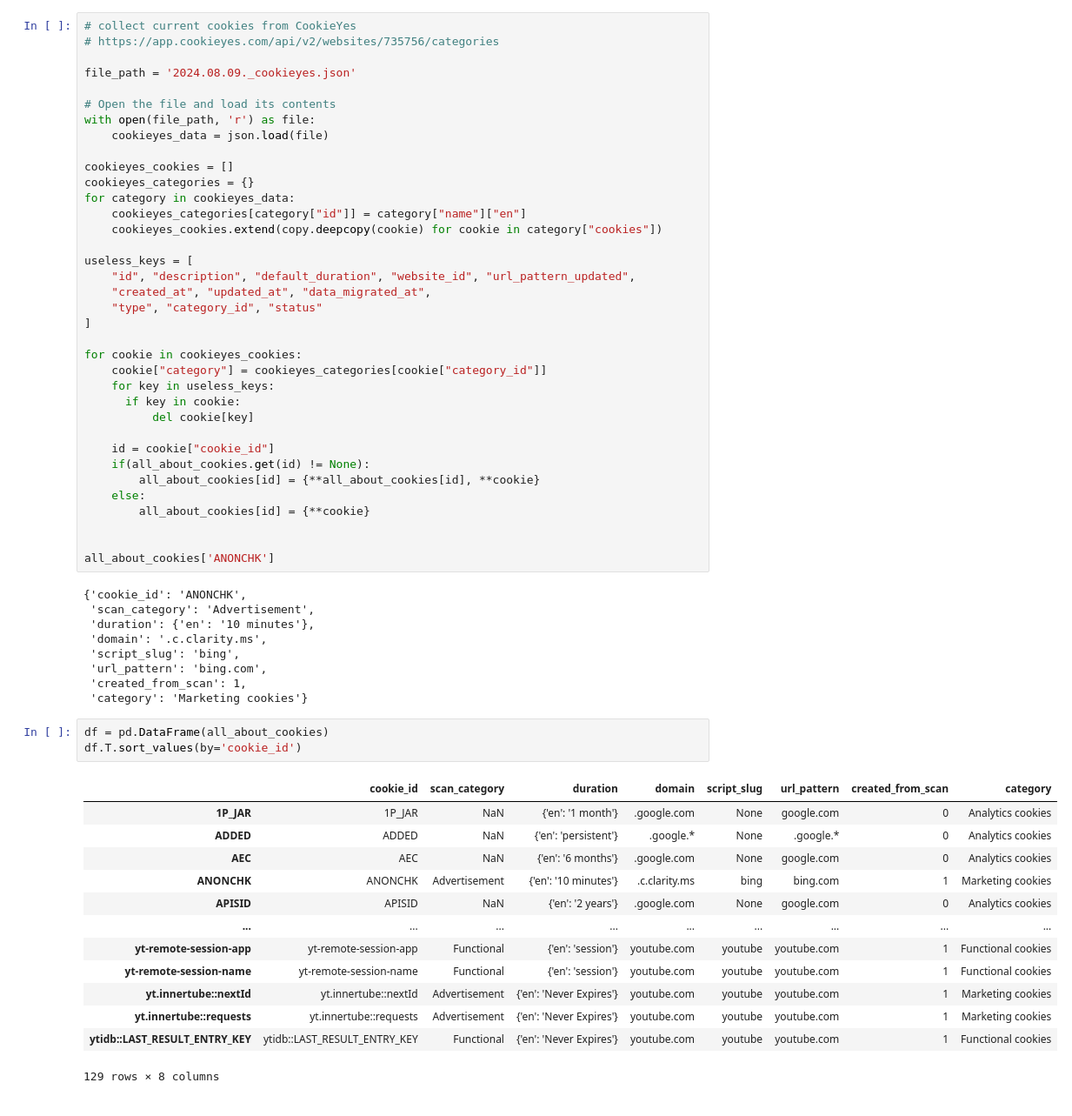
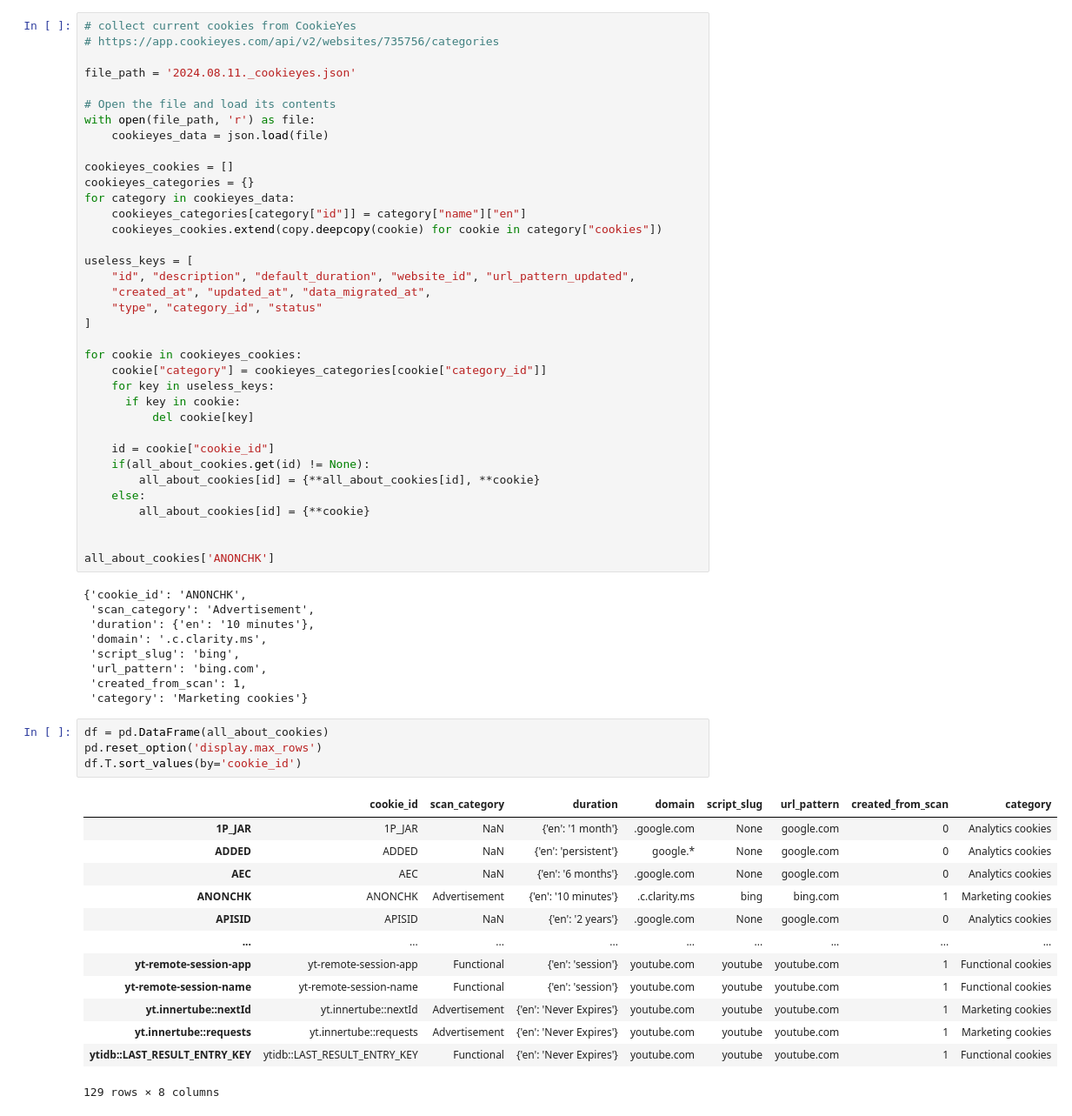
Before and after one commit to vlandivir/cookie-collector, a Jupyter notebook: jupyter/2024.08.09.ipynb, the cells around one changed output. Shown: that part at 87% size. Drawn from its saved outputs; the diff is of its cells as text.

```diff
--- a/jupyter/2024.08.09.ipynb
+++ b/jupyter/2024.08.09.ipynb
@@ -45,7 +45,7 @@ df.T.sort_values(by='cookie_id')
 # collect current cookies from CookieYes
 # https://app.cookieyes.com/api/v2/websites/735756/categories
 
-file_path = '2024.08.09._cookieyes.json'
+file_path = '2024.08.11._cookieyes.json'
 
 # Open the file and load its contents
 with open(file_path, 'r') as file:
@@ -88,11 +88,12 @@ all_about_cookies['ANONCHK']
  'category': 'Marketing cookies'}
 # %%
 df = pd.DataFrame(all_about_cookies)
+pd.reset_option('display.max_rows')
 df.T.sort_values(by='cookie_id')
 # %% [output]
 |  | cookie_id | scan_category | duration | domain | script_slug | url_pattern | created_from_scan | category |
 | 1P_JAR | 1P_JAR | NaN | {'en': '1 month'} | .google.com | None | google.com | 0 | Analytics cookies |
-| ADDED | ADDED | NaN | {'en': 'persistent'} | .google.* | None | .google.* | 0 | Analytics cookies |
+| ADDED | ADDED | NaN | {'en': 'persistent'} | google.* | None | google.com | 0 | Analytics cookies |
 | AEC | AEC | NaN | {'en': '6 months'} | .google.com | None | google.com | 0 | Analytics cookies |
 | ANONCHK | ANONCHK | Advertisement | {'en': '10 minutes'} | .c.clarity.ms | bing | bing.com | 1 | Marketing cookies |
 | APISID | APISID | NaN | {'en': '2 years'} | .google.com | None | google.com | 0 | Analytics cookies |
```
Also changed, not shown: parts of 4 cells of this notebook, 2 other files.
